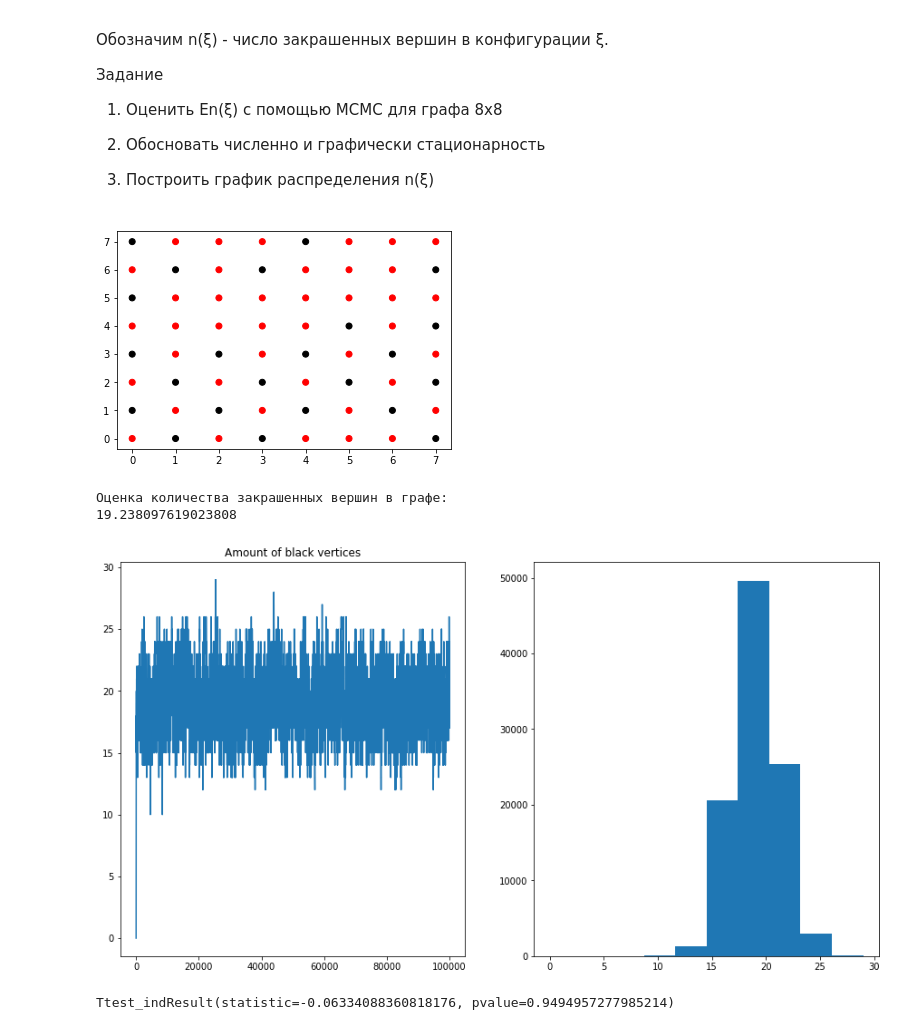
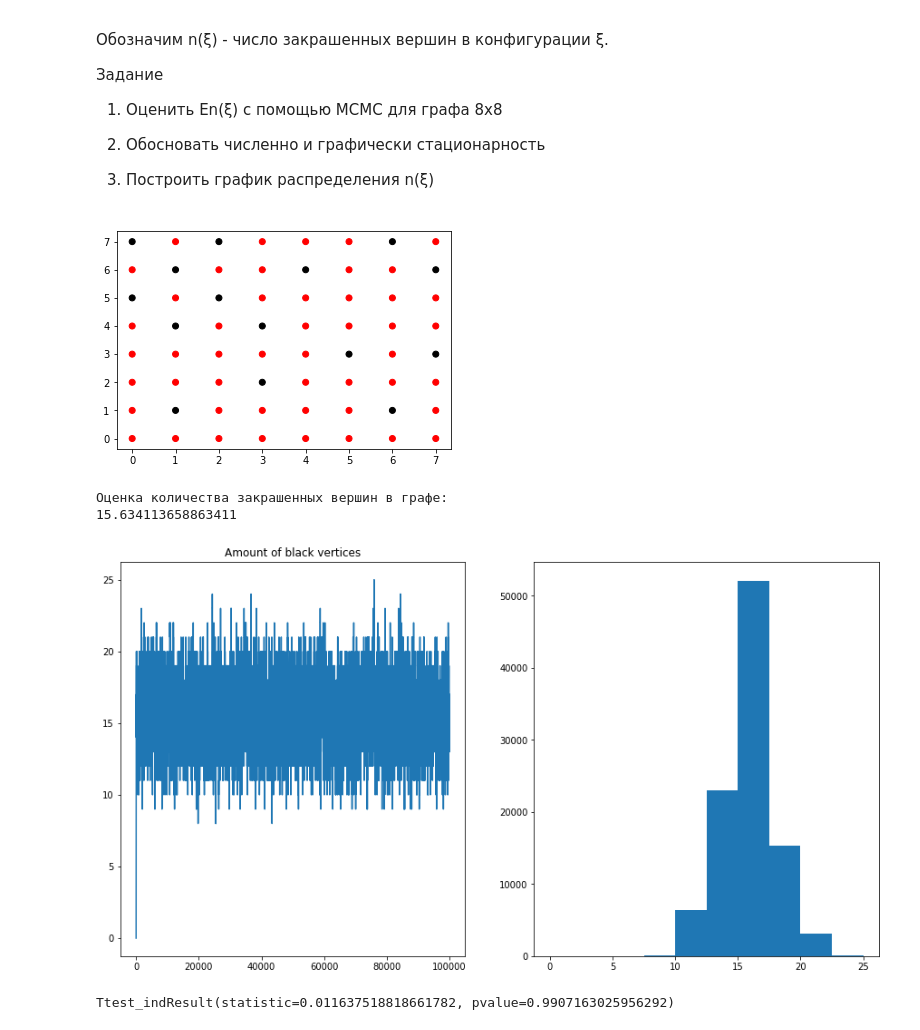
Before and after one commit to KuznetsovaAS/hometask_1, a Jupyter notebook: hometask_6.ipynb, the cells around one changed output. Cells and saved outputs as stored; diff of their text form; code cells hidden in the pictures.

```diff
--- a/hometask_6.ipynb
+++ b/hometask_6.ipynb
@@ -67,22 +67,26 @@ def metroplis(start, value, proposal, niter, nburn=0, **kwargs):
     current = start
     post = [0]
     for i in range(niter):
-        proposed = proposal(current, **kwargs)
-        if value(**kwargs) == 1:
+        index = np.random.choice(8,2)
+        proposed = proposal(current, index, **kwargs)
+        p = value(current, **kwargs)
+        if np.random.uniform() < p:
             current = proposed
         else:
-            i = np.random.choice(8,2)
-            current[i[0]][i[1]] = 0;
+            current[index[0]][index[1]] = 0;
         post.append(int(np.sum(current)))
     plot_grid(current.astype('bool'))
     return post[nburn:]
 # %%
-def value(**kwargs):
+def value(current, **kwargs):
     _ = kwargs
-    return np.random.choice([0, 1])
+    if current.sum()==0:
+        return 1
+    else:
+        return 1 / current.sum()
 
 
-def proposal(current, **kwargs):
+def proposal(current, i, **kwargs):
     _ = kwargs
     i = np.random.choice(8,2)
 
@@ -106,30 +110,30 @@ size = 8
 
 post = metroplis(np.zeros((8,8)), value, proposal, 100000)
 # %% [output]
-[figure, old version]
+[figure, new version]
 # %%
 print("Оценка количества закрашенных вершин в графе: ")
 print(sum(post)/len(post))
 # %% [output]
 Оценка количества закрашенных вершин в графе:
-19.238097619023808
+15.634113658863411
 # %%
 def g_test(x, start=0.1, end=0.1):
     return stats.ttest_ind(x[:int(len(x) * start)], x[-int(len(x) * end):], equal_var=False)
 # %%
 #Из численных и графических данных можно сделать вывод о стационарности
 from scipy import stats
 
 plt.figure(figsize=(15,8))
 plt.subplot(1,2,1)
 plt.plot(post)
 plt.title("Amount of black vertices")
 
 plt.subplot(1,2,2)
 plt.hist(post)
 plt.show()
 
-g_test(post[4000:100000])
+g_test(post[1782:10000])
 # %% [output]
-[figure, old version]
+[figure, new version]
-Ttest_indResult(statistic=-0.06334088360818176, pvalue=0.9494957277985214)
+Ttest_indResult(statistic=0.011637518818661782, pvalue=0.9907163025956292)
```
